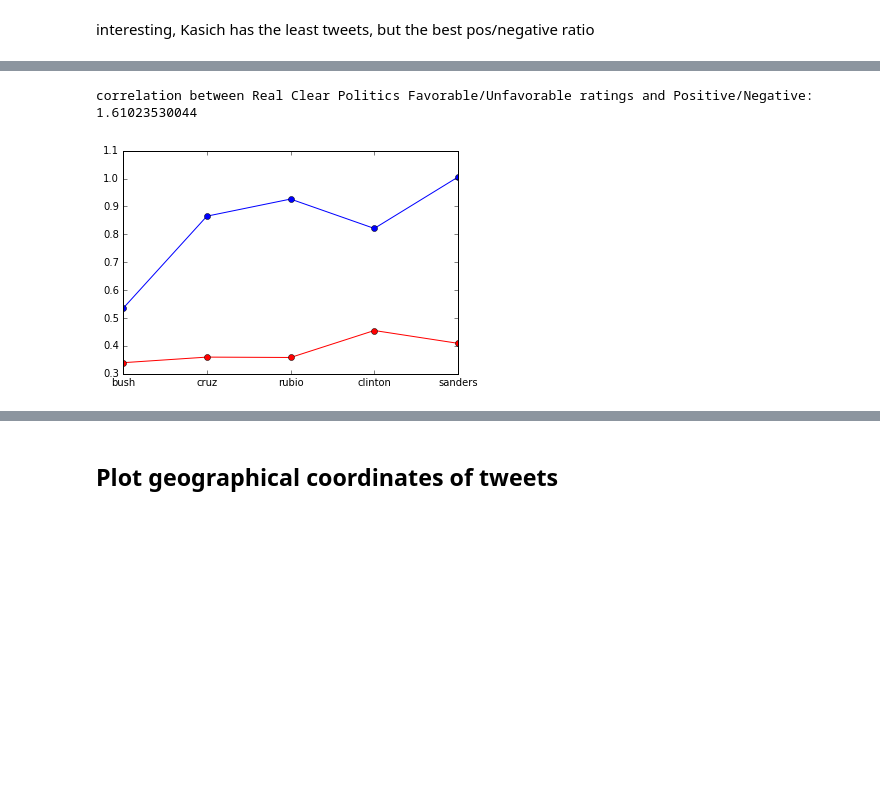
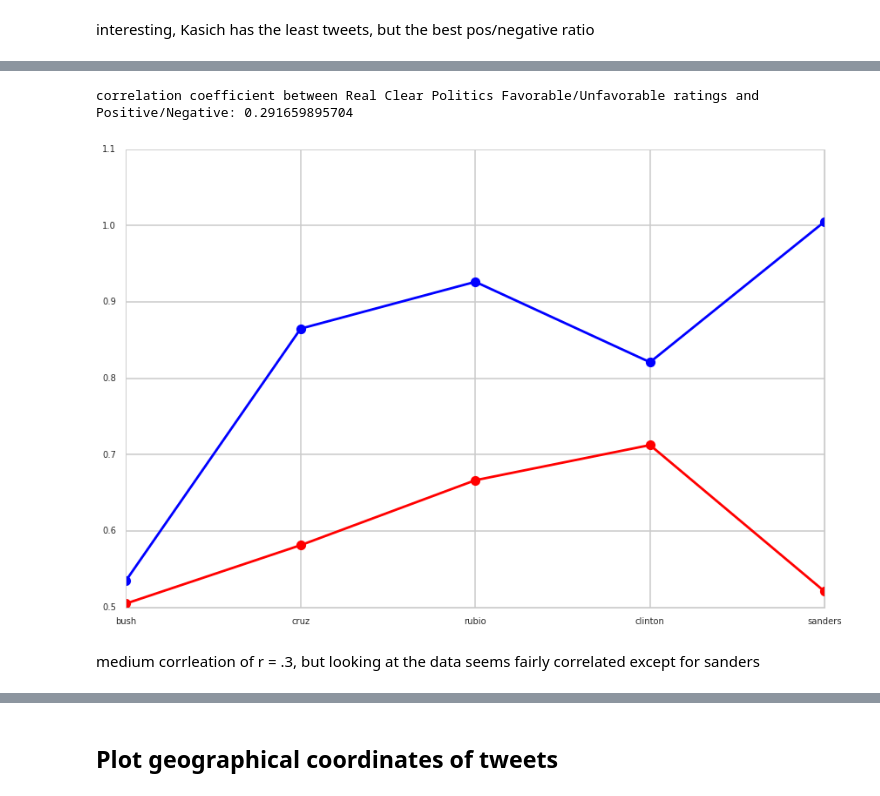
Before and after one commit to HoodPanther/pythoncode, a Jupyter notebook: tweetExplore.ipynb, the cells around one changed output, grey strips where cells are left out. Drawn from its saved outputs; the diff is of its cells as text; code cells hidden in the pictures; blank space fills up the shorter version.

```diff
--- a/tweetExplore.ipynb
+++ b/tweetExplore.ipynb
@@ -31,9 +32,11 @@ importlib.reload(fns);
 # %%
 #  import data
 # with open('raw_tweets10min.json') as data_file:
-with open('../data/raw_tweetsfilter10min_poli.json') as data_file:
+# with open('../data/raw_tweetsfilter10min_poli.json') as data_file:
 # with open('raw_tweets10min_loc.json') as data_file:
 # with open('raw_tweets40min_bosSC.json') as data_file:
+with open('../data/raw_tweets40min_candidates.json') as data_file:
+
     rawdata = json.load(data_file)
 
 # selects only tweets that have text
@@ -197,0 +272,5 @@ interesting, Kasich has the least tweets, but the best pos/negative ratio
+# %%
+sns.set_style("whitegrid")
+ax = sns.boxplot(data = store_pos_polarity, orient = "h", palette = "deep", notch = 1)
+ax.set_yticklabels(candidates);
+ax.set_xlim([-.05,1.05])
@@ -197,0 +280,5 @@ interesting, Kasich has the least tweets, but the best pos/negative ratio
+# %%
+sns.set_style("whitegrid")
+ax = sns.boxplot(data = store_neg_polarity, orient = "h", palette = "deep", notch = 1)
+ax.set_yticklabels(candidates);
+ax.set_xlim([-1.05,.05])
@@ -201,7 +311,7 @@ width = 0.35       # the width of the bars
 from matplotlib import gridspec
 fig = plt.figure(figsize = (40,10)) #figsize=(90, 90)
 ax = []
-gs = gridspec.GridSpec(3, 3, width_ratios=[1, 1, 1, 1, 1, 1, 1])
+gs = gridspec.GridSpec(3, 3, width_ratios=[1]*len(candidates))
 for i, val in enumerate(candidates):
     ax.append(plt.subplot(gs[i]))
     tempwordcloud = fns.makeWordcloud(store_tweet_pos_polarity[i])
@@ -216,23 +326,28 @@ plt.show()
 # %%
 rcp_candidates = ['bush','cruz','rubio','clinton','sanders'] #'trump','kasich',#track list
 rcp_inds = np.array([1,2,4,5,6])
 rcp_pos_neg_ratio = []
 xind = np.arange(len(rcp_candidates))
 for i, vals in enumerate(rcp_inds):
     rcp_pos_neg_ratio.append(pos_neg_ratio[rcp_inds[i]])
 
-rcp_favorable = np.array([29,34.6,35.2,42.2,38.4])
-rcp_unfavorable = np.array([54.2,40,38,51.4,38.2])
+rcp_favorable = np.array([29,34.6,35.2,42.2,38.4]) # accessed from Real Clear Politics 2/21/16
+rcp_unfavorable = np.array([54.2,40,38,51.4,38.2]) # accessed from Real Clear Politics 2/21/16
 type(rcp_unfavorable)
 fav_unfav_ratio = rcp_favorable/rcp_unfavorable
-rcp_pos_corr = np.correlate(fav_unfav_ratio,rcp_pos_neg_ratio)
+# rcp_pos_corr = np.correlate(fav_unfav_ratio,rcp_pos_neg_ratio)
+rcp_pearson_corr = np.corrcoef(fav_unfav_ratio,rcp_pos_neg_ratio)
 plt.plot(xind,fav_unfav_ratio,c='b',marker = 'o')
 plt.plot(xind,rcp_pos_neg_ratio,c='r',marker='o')
 plt.xticks(xind, rcp_candidates)
-
+sns.set_context("poster")
 plt.show;
-print('correlation between Real Clear Politics Favorable/Unfavorable ratings and Positive/Negative:',
-     rcp_pos_corr[0])
+# print('cross correlation between Real Clear Politics Favorable/Unfavorable ratings and Positive/Negative:',
+#      rcp_pos_corr[0])
+print('correlation coefficient between Real Clear Politics Favorable/Unfavorable ratings and Positive/Negative:',
+     rcp_pearson_corr[0][1])
 # %% [output]
-correlation between Real Clear Politics Favorable/Unfavorable ratings and Positive/Negative: 1.61023530044
+correlation coefficient between Real Clear Politics Favorable/Unfavorable ratings and Positive/Negative: 0.291659895704
-[figure, old version]
+[figure, new version]
+# %% [markdown]
+medium corrleation of r = .3, but looking at the data seems fairly correlated except for sanders
```
Also changed, not shown: parts of 16 cells of this notebook, 1 other file.
